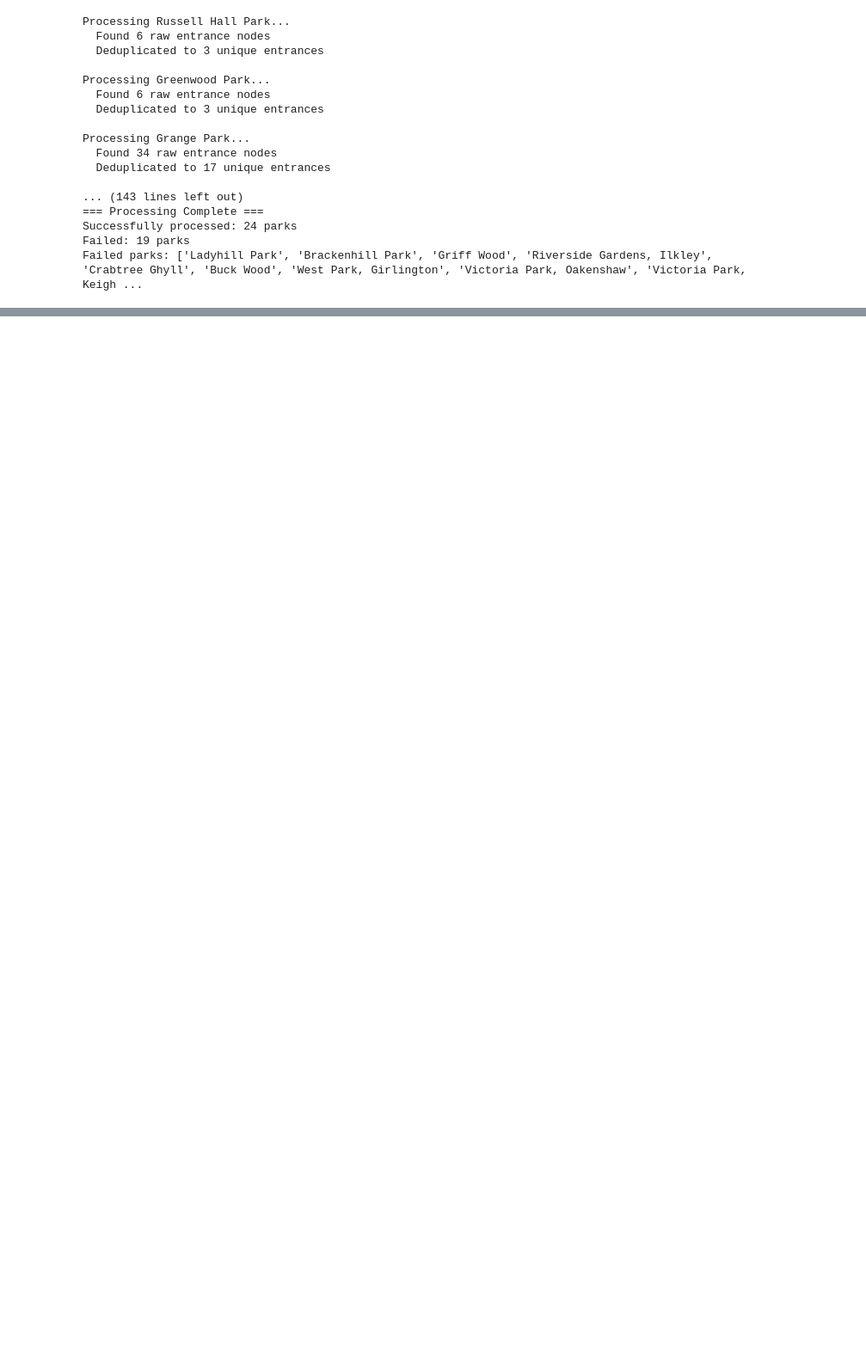
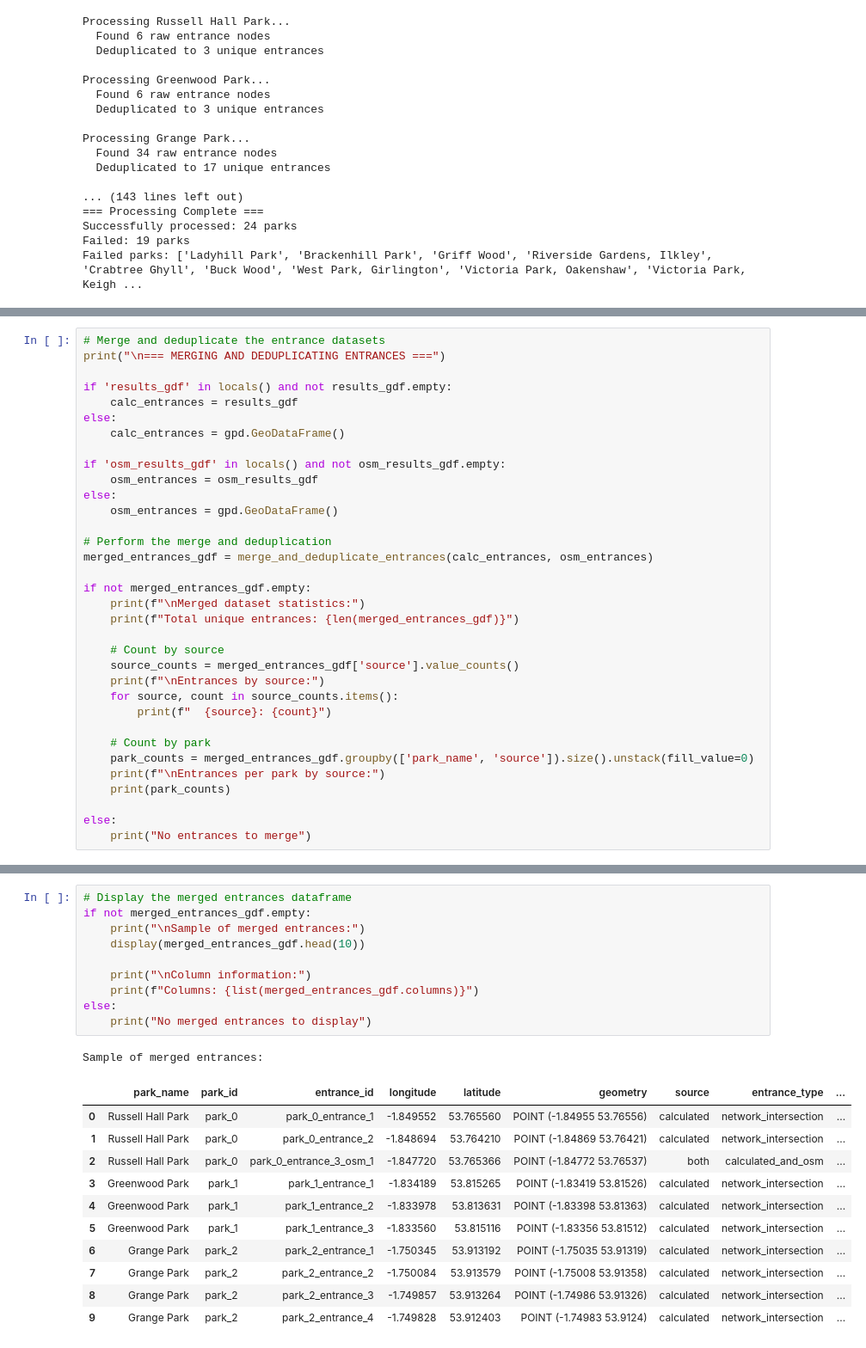
Before and after one commit to Safer-Parks/Reproducible_analysis_development, a Jupyter notebook: park_entrance_calculations.ipynb, the cells around one changed output, grey strips where cells are left out. Shown: that part at 86% size. Saved outputs shown, nothing was run; the diff lists cells and outputs as text; blank space fills up the shorter version.

```diff
--- a/park_entrance_calculations.ipynb
+++ b/park_entrance_calculations.ipynb
@@ -210,0 +518,34 @@ Results exported to: Data/park_entrances.geojson
+# %%
+# Merge and deduplicate the entrance datasets
+print("\n=== MERGING AND DEDUPLICATING ENTRANCES ===")
+
+if 'results_gdf' in locals() and not results_gdf.empty:
+    calc_entrances = results_gdf
+else:
+    calc_entrances = gpd.GeoDataFrame()
+
+if 'osm_results_gdf' in locals() and not osm_results_gdf.empty:
+    osm_entrances = osm_results_gdf
+else:
+    osm_entrances = gpd.GeoDataFrame()
+
+# Perform the merge and deduplication
+merged_entrances_gdf = merge_and_deduplicate_entrances(calc_entrances, osm_entrances)
+
+if not merged_entrances_gdf.empty:
+    print(f"\nMerged dataset statistics:")
+    print(f"Total unique entrances: {len(merged_entrances_gdf)}")
+
+    # Count by source
+    source_counts = merged_entrances_gdf['source'].value_counts()
+    print(f"\nEntrances by source:")
+    for source, count in source_counts.items():
+        print(f"  {source}: {count}")
+
+    # Count by park
+    park_counts = merged_entrances_gdf.groupby(['park_name', 'source']).size().unstack(fill_value=0)
+    print(f"\nEntrances per park by source:")
+    print(park_counts)
+
+else:
+    print("No entrances to merge")
@@ -210,0 +570,23 @@ Results exported to: Data/park_entrances.geojson
+# %%
+# Display the merged entrances dataframe
+if not merged_entrances_gdf.empty:
+    print("\nSample of merged entrances:")
+    display(merged_entrances_gdf.head(10))
+
+    print("\nColumn information:")
+    print(f"Columns: {list(merged_entrances_gdf.columns)}")
+else:
+    print("No merged entrances to display")
+# %% [output]
+Sample of merged entrances:
+|  | park_name | park_id | entrance_id | longitude | latitude | geometry | source | entrance_type | ... |
+| 0 | Russell Hall Park | park_0 | park_0_entrance_1 | -1.849552 | 53.765560 | POINT (-1.84955 53.76556) | calculated | network_intersection | ... |
+| 1 | Russell Hall Park | park_0 | park_0_entrance_2 | -1.848694 | 53.764210 | POINT (-1.84869 53.76421) | calculated | network_intersection | ... |
+| 2 | Russell Hall Park | park_0 | park_0_entrance_3_osm_1 | -1.847720 | 53.765366 | POINT (-1.84772 53.76537) | both | calculated_and_osm | ... |
+| 3 | Greenwood Park | park_1 | park_1_entrance_1 | -1.834189 | 53.815265 | POINT (-1.83419 53.81526) | calculated | network_intersection | ... |
+| 4 | Greenwood Park | park_1 | park_1_entrance_2 | -1.833978 | 53.813631 | POINT (-1.83398 53.81363) | calculated | network_intersection | ... |
+| 5 | Greenwood Park | park_1 | park_1_entrance_3 | -1.833560 | 53.815116 | POINT (-1.83356 53.81512) | calculated | network_intersection | ... |
+| 6 | Grange Park | park_2 | park_2_entrance_1 | -1.750345 | 53.913192 | POINT (-1.75035 53.91319) | calculated | network_intersection | ... |
+| 7 | Grange Park | park_2 | park_2_entrance_2 | -1.750084 | 53.913579 | POINT (-1.75008 53.91358) | calculated | network_intersection | ... |
+| 8 | Grange Park | park_2 | park_2_entrance_3 | -1.749857 | 53.913264 | POINT (-1.74986 53.91326) | calculated | network_intersection | ... |
+| 9 | Grange Park | park_2 | park_2_entrance_4 | -1.749828 | 53.912403 | POINT (-1.74983 53.9124) | calculated | network_intersection | ... |
```
Also changed, not shown: parts of 21 cells of this notebook, 2 other files.
